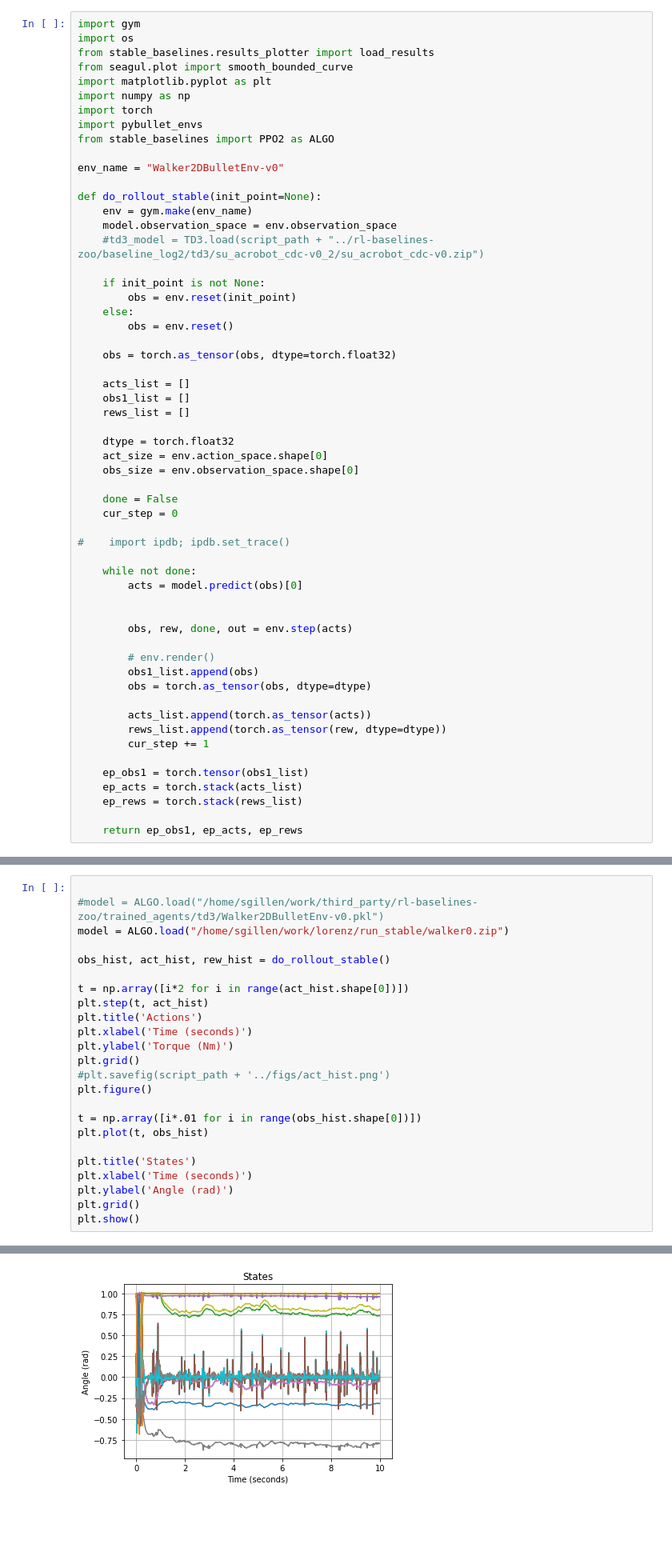
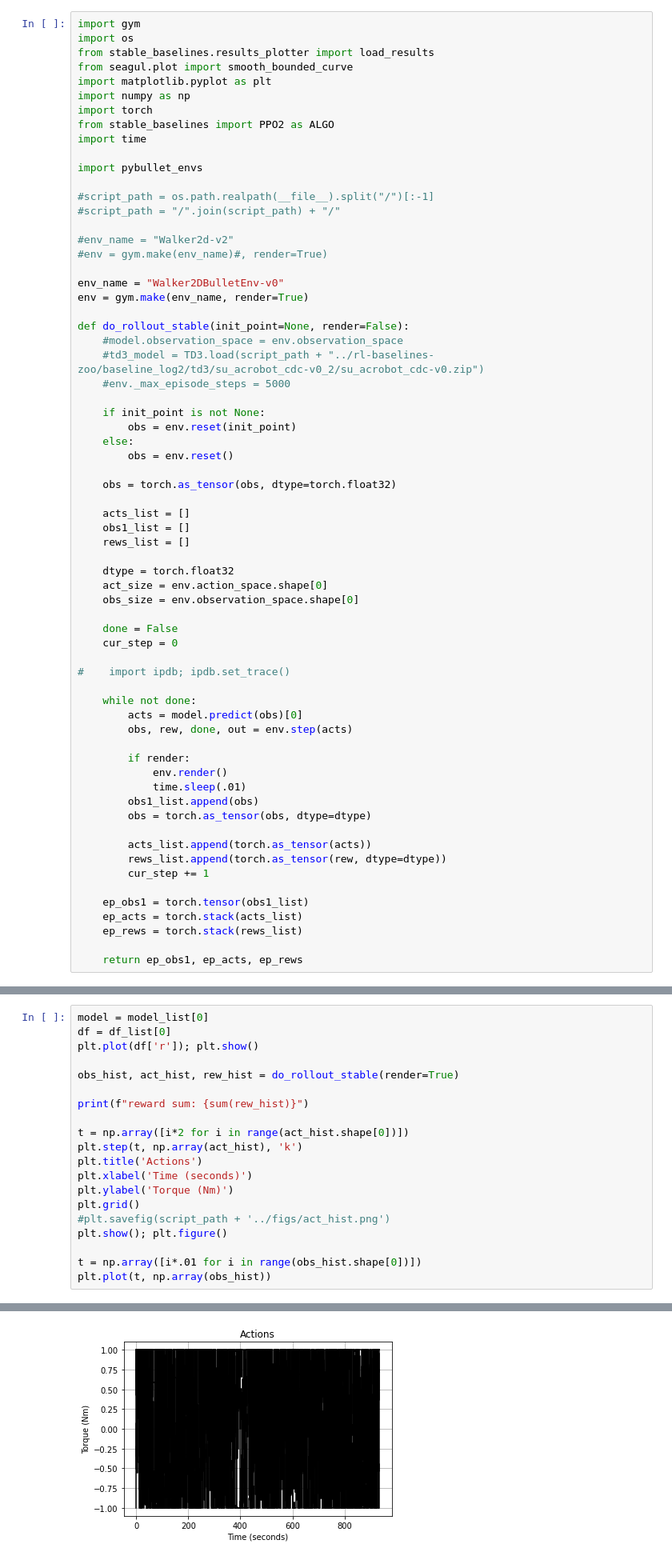
Before and after one commit to sgillen/lorenz, a Jupyter notebook: run_stable/analyze_stable.ipynb, the cells around one changed output, grey strips where cells are left out. Shown: that part at 80% size. Cells and saved outputs as stored; diff of their text form; blank space fills up the shorter version.

Commit message:
more walker runs

```diff
--- a/run_stable/analyze_stable.ipynb
+++ b/run_stable/analyze_stable.ipynb
@@ -6,15 +6,24 @@ from seagul.plot import smooth_bounded_curve
 import matplotlib.pyplot as plt
 import numpy as np
 import torch
+from stable_baselines import PPO2 as ALGO
+import time
+
 import pybullet_envs
-from stable_baselines import PPO2 as ALGO
+
+#script_path = os.path.realpath(__file__).split("/")[:-1]
+#script_path = "/".join(script_path) + "/"
+
+#env_name = "Walker2d-v2"
+#env = gym.make(env_name)#, render=True)
 
 env_name = "Walker2DBulletEnv-v0"
+env = gym.make(env_name, render=True)
 
-def do_rollout_stable(init_point=None):
-    env = gym.make(env_name)
-    model.observation_space = env.observation_space
+def do_rollout_stable(init_point=None, render=False):
+    #model.observation_space = env.observation_space
     #td3_model = TD3.load(script_path + "../rl-baselines-zoo/baseline_log2/td3/su_acrobot_cdc-v0_2/su_acrobot_cdc-v0.zip")
+    #env._max_episode_steps = 5000
 
     if init_point is not None:
         obs = env.reset(init_point)
@@ -38,11 +47,11 @@ def do_rollout_stable(init_point=None):
 
     while not done:
         acts = model.predict(obs)[0]
-
-
         obs, rew, done, out = env.step(acts)
 
-        # env.render()
+        if render:
+            env.render()
+            time.sleep(.01)
         obs1_list.append(obs)
         obs = torch.as_tensor(obs, dtype=dtype)
 
@@ -66,25 +132,21 @@ If you depend on functionality not listed there, please file an issue.
 # %%
+model = model_list[0]
+df = df_list[0]
+plt.plot(df['r']); plt.show()
 
-#model = ALGO.load("/home/sgillen/work/third_party/rl-baselines-zoo/trained_agents/td3/Walker2DBulletEnv-v0.pkl")
-model = ALGO.load("/home/sgillen/work/lorenz/run_stable/walker0.zip")
+obs_hist, act_hist, rew_hist = do_rollout_stable(render=True)
 
-obs_hist, act_hist, rew_hist = do_rollout_stable()
+print(f"reward sum: {sum(rew_hist)}")
 
 t = np.array([i*2 for i in range(act_hist.shape[0])])
-plt.step(t, act_hist)
+plt.step(t, np.array(act_hist), 'k')
 plt.title('Actions')
 plt.xlabel('Time (seconds)')
 plt.ylabel('Torque (Nm)')
 plt.grid()
 #plt.savefig(script_path + '../figs/act_hist.png')
-plt.figure()
+plt.show(); plt.figure()
 
 t = np.array([i*.01 for i in range(obs_hist.shape[0])])
-plt.plot(t, obs_hist)
-
-plt.title('States')
-plt.xlabel('Time (seconds)')
-plt.ylabel('Angle (rad)')
-plt.grid()
-plt.show()
+plt.plot(t, np.array(obs_hist))
 # %% [output]
@@ -97 +155 @@ WARNING: Entity <bound method Flatten.call of <tensorflow.python.layers.core.Fla
-[figure, old version]
+[figure, new version]
```
Also changed, not shown: parts of 5 cells of this notebook, 3 other files.
